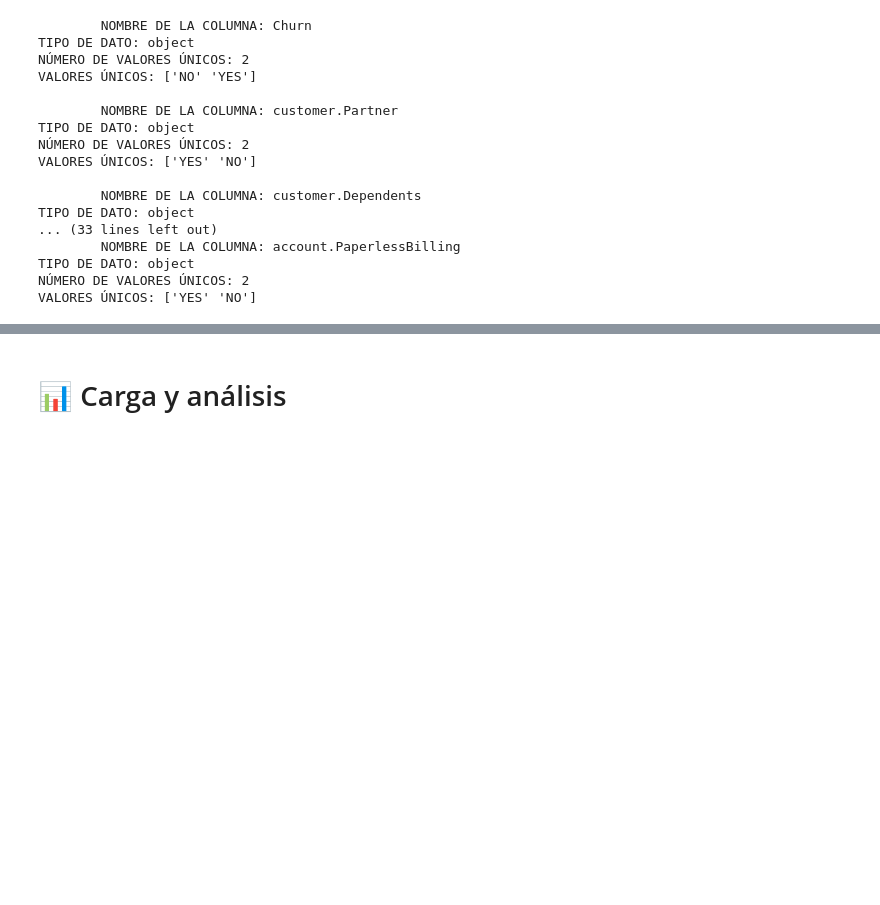
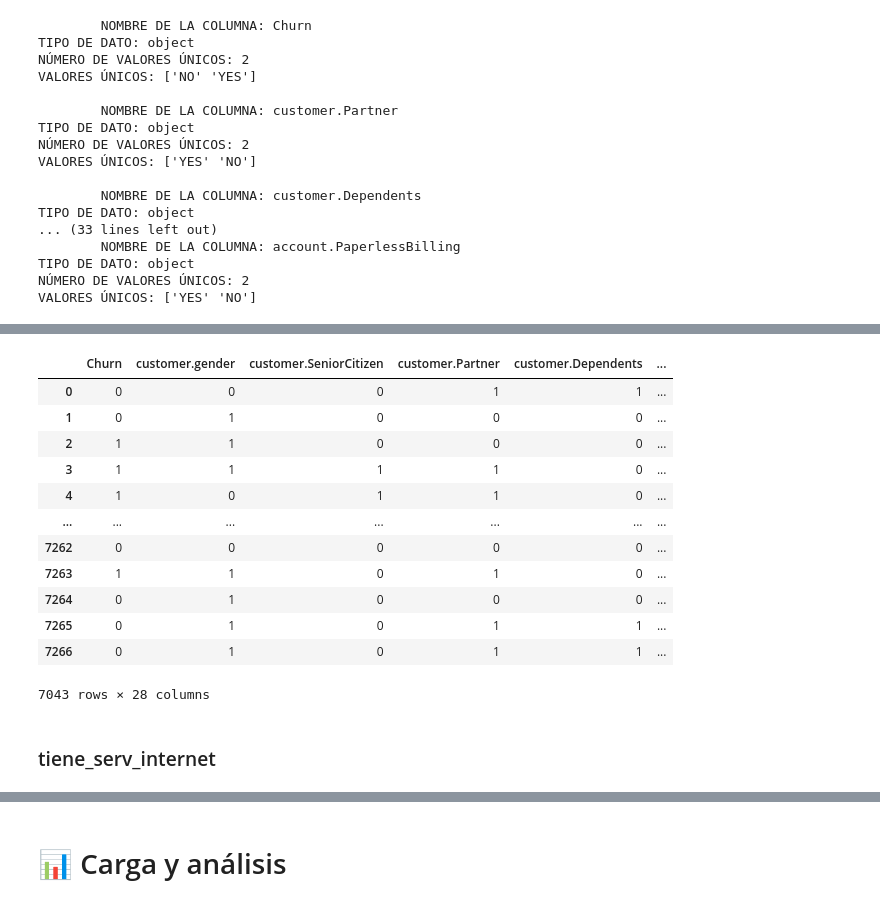
Before and after one commit to Nelly5469/challenge2-data-science-LATAM, a Jupyter notebook: TelecomX_LATAM.ipynb, the cells around one changed output, grey strips where cells are left out. Drawn from its saved outputs; the diff is of its cells as text; code cells hidden in the pictures; blank space fills up the shorter version.

```diff
--- a/TelecomX_LATAM.ipynb
+++ b/TelecomX_LATAM.ipynb
@@ -299,0 +398,2 @@ df
+# %%
+dummies_phoneMultipleLines = pd.get_dummies(df_transformed['phone.MultipleLines'], prefix='phone_')
@@ -299,0 +416,22 @@ df
+# %%
+df_transformed = pd.concat([df_transformed, dummies_phoneMultipleLines], axis='columns')
+# %%
+df_transformed.drop(columns=['phone.PhoneService', 'phone.MultipleLines'], inplace=True)
+# %%
+df_transformed
+# %% [output]
+|  | Churn | customer.gender | customer.SeniorCitizen | customer.Partner | customer.Dependents | ... |
+| 0 | 0 | 0 | 0 | 1 | 1 | ... |
+| 1 | 0 | 1 | 0 | 0 | 0 | ... |
+| 2 | 1 | 1 | 0 | 0 | 0 | ... |
+| 3 | 1 | 1 | 1 | 1 | 0 | ... |
+| 4 | 1 | 0 | 1 | 1 | 0 | ... |
+| ... | ... | ... | ... | ... | ... | ... |
+| 7262 | 0 | 0 | 0 | 0 | 0 | ... |
+| 7263 | 1 | 1 | 0 | 1 | 0 | ... |
+| 7264 | 0 | 1 | 0 | 0 | 0 | ... |
+| 7265 | 0 | 1 | 0 | 1 | 1 | ... |
+| 7266 | 0 | 1 | 0 | 1 | 1 | ... |
+7043 rows × 28 columns
+# %% [markdown]
+### tiene_serv_internet
```
Also changed, not shown: parts of 22 cells of this notebook.
